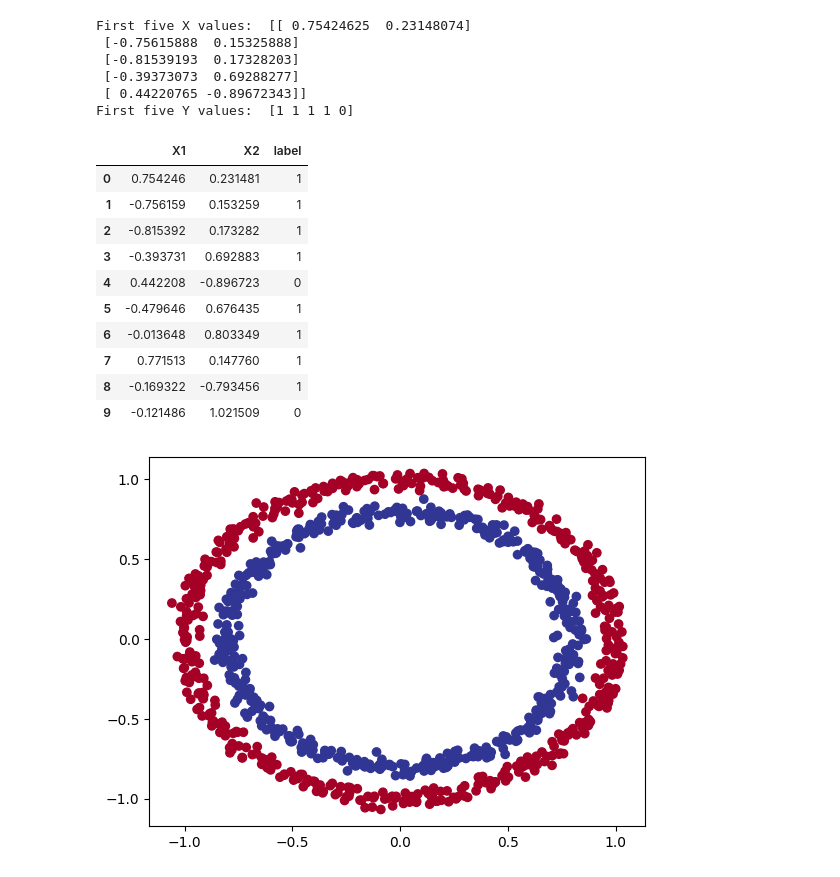
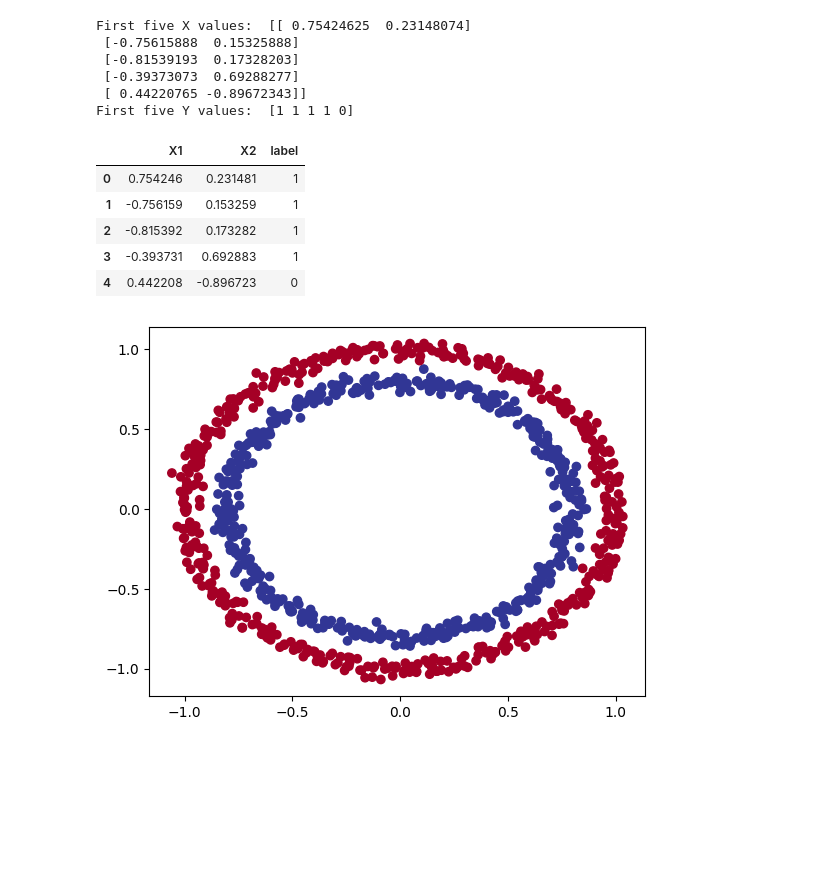
Before and after one commit to K4m1-5am4/DataAnalysis_and_ML, a Jupyter notebook: NNclassif.ipynb, the cells around one changed output. Cells and saved outputs as stored; diff of their text form; code cells hidden in the pictures; blank space fills up the shorter version.

```diff
--- a/NNclassif.ipynb
+++ b/NNclassif.ipynb
@@ -24,24 +24,19 @@ First five Y values:  [1 1 1 1 0]
 # %%
 import pandas as pd
 circles = pd.DataFrame({
     "X1": X[:, 0],
     "X2": X[:, 1],
     "label": Y
 })
 
-circles.head(10)
+circles.head()
 # %% [output]
 |  | X1 | X2 | label |
 | 0 | 0.754246 | 0.231481 | 1 |
 | 1 | -0.756159 | 0.153259 | 1 |
 | 2 | -0.815392 | 0.173282 | 1 |
 | 3 | -0.393731 | 0.692883 | 1 |
 | 4 | 0.442208 | -0.896723 | 0 |
-| 5 | -0.479646 | 0.676435 | 1 |
-| 6 | -0.013648 | 0.803349 | 1 |
-| 7 | 0.771513 | 0.147760 | 1 |
-| 8 | -0.169322 | -0.793456 | 1 |
-| 9 | -0.121486 | 1.021509 | 0 |
 # %%
 import matplotlib.pyplot as plt
 plt.scatter(x=X[:, 0],
```
Also changed, not shown: parts of 7 cells of this notebook.
